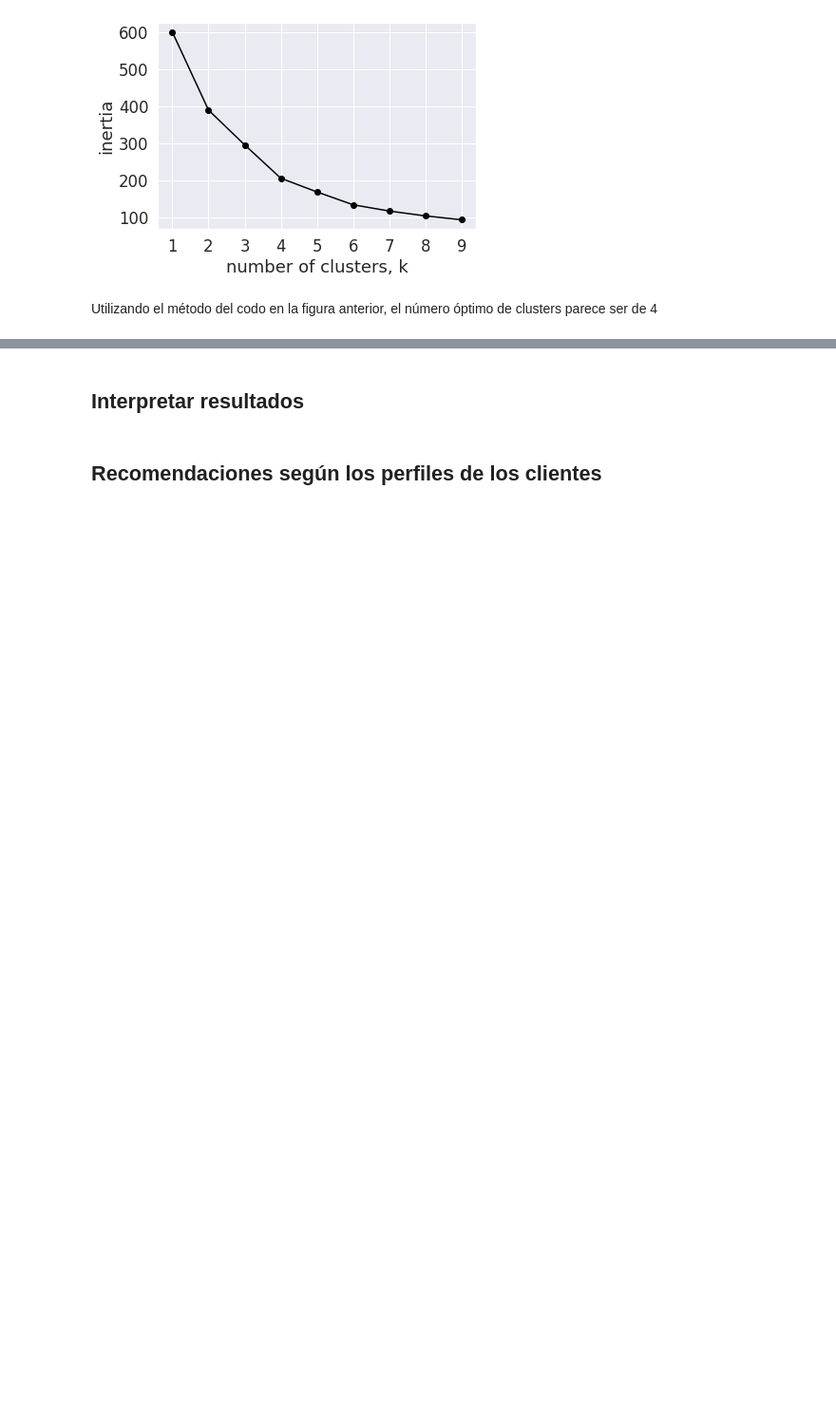
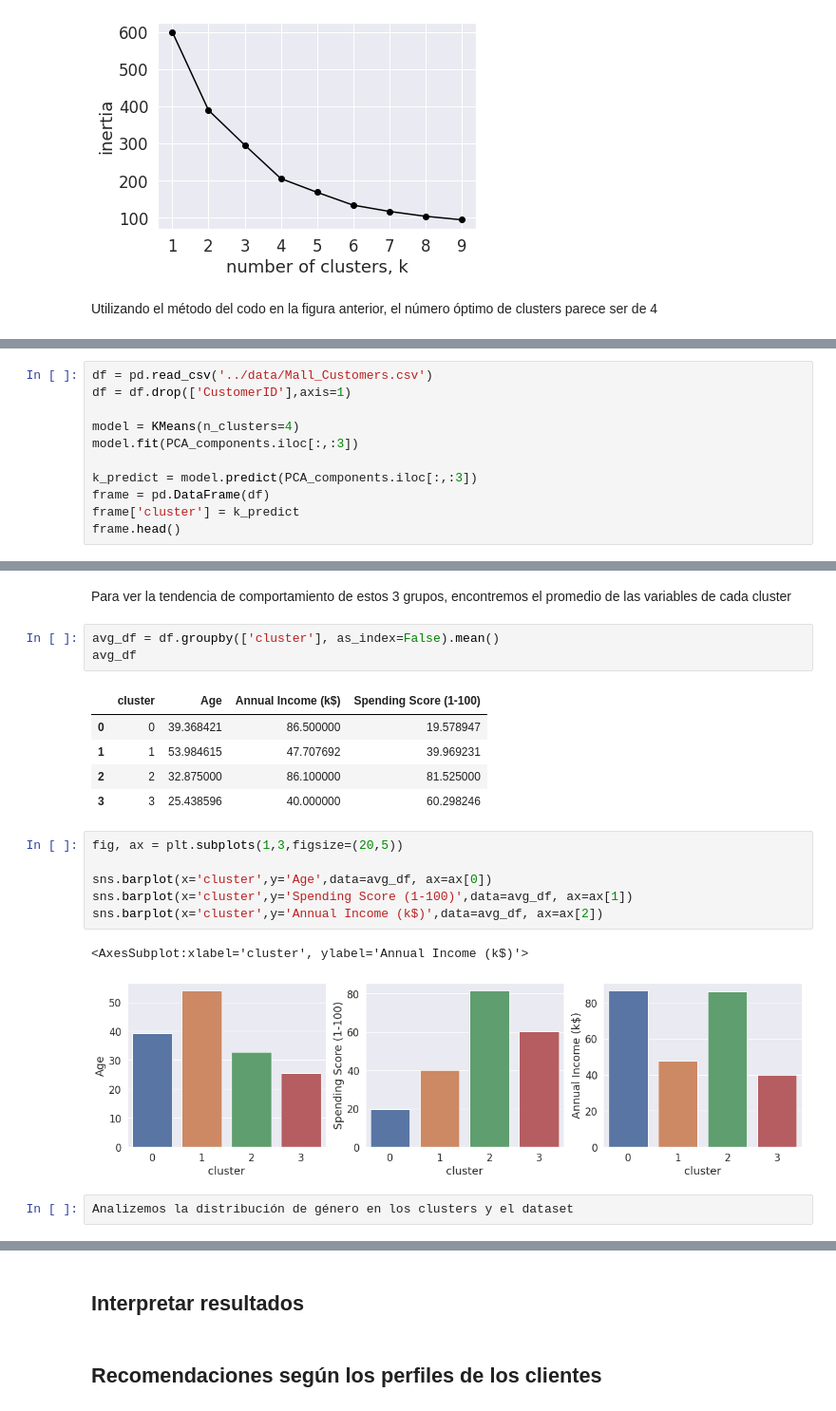
Before and after one commit to nestoredduardo/customer-segmentation, a Jupyter notebook: notebooks/0.1-full.ipynb, the cells around one changed output, grey strips where cells are left out. Shown at 95% size. Saved outputs shown, nothing was run; the diff lists cells and outputs as text; blank space fills up the shorter version.

Commit message:
Cluster Plots

```diff
--- a/notebooks/0.1-full.ipynb
+++ b/notebooks/0.1-full.ipynb
@@ -159,0 +162,11 @@ Utilizando el método del codo en la figura anterior, el número óptimo de clus
+# %%
+df = pd.read_csv('../data/Mall_Customers.csv')
+df = df.drop(['CustomerID'],axis=1)
+
+model = KMeans(n_clusters=4)
+model.fit(PCA_components.iloc[:,:3])
+
+k_predict = model.predict(PCA_components.iloc[:,:3])
+frame = pd.DataFrame(df)
+frame['cluster'] = k_predict
+frame.head()
@@ -159,0 +180,22 @@ Utilizando el método del codo en la figura anterior, el número óptimo de clus
+# %% [markdown]
+Para ver la tendencia de comportamiento de estos 3 grupos, encontremos el promedio de las variables de cada cluster
+# %%
+avg_df = df.groupby(['cluster'], as_index=False).mean()
+avg_df
+# %% [output]
+|  | cluster | Age | Annual Income (k$) | Spending Score (1-100) |
+| 0 | 0 | 39.368421 | 86.500000 | 19.578947 |
+| 1 | 1 | 53.984615 | 47.707692 | 39.969231 |
+| 2 | 2 | 32.875000 | 86.100000 | 81.525000 |
+| 3 | 3 | 25.438596 | 40.000000 | 60.298246 |
+# %%
+fig, ax = plt.subplots(1,3,figsize=(20,5))
+
+sns.barplot(x='cluster',y='Age',data=avg_df, ax=ax[0])
+sns.barplot(x='cluster',y='Spending Score (1-100)',data=avg_df, ax=ax[1])
+sns.barplot(x='cluster',y='Annual Income (k$)',data=avg_df, ax=ax[2])
+# %% [output]
+<AxesSubplot:xlabel='cluster', ylabel='Annual Income (k$)'>
+[figure, added]
+# %%
+Analizemos la distribución de género en los clusters y el dataset
```
Also changed, not shown: parts of 5 cells of this notebook.
